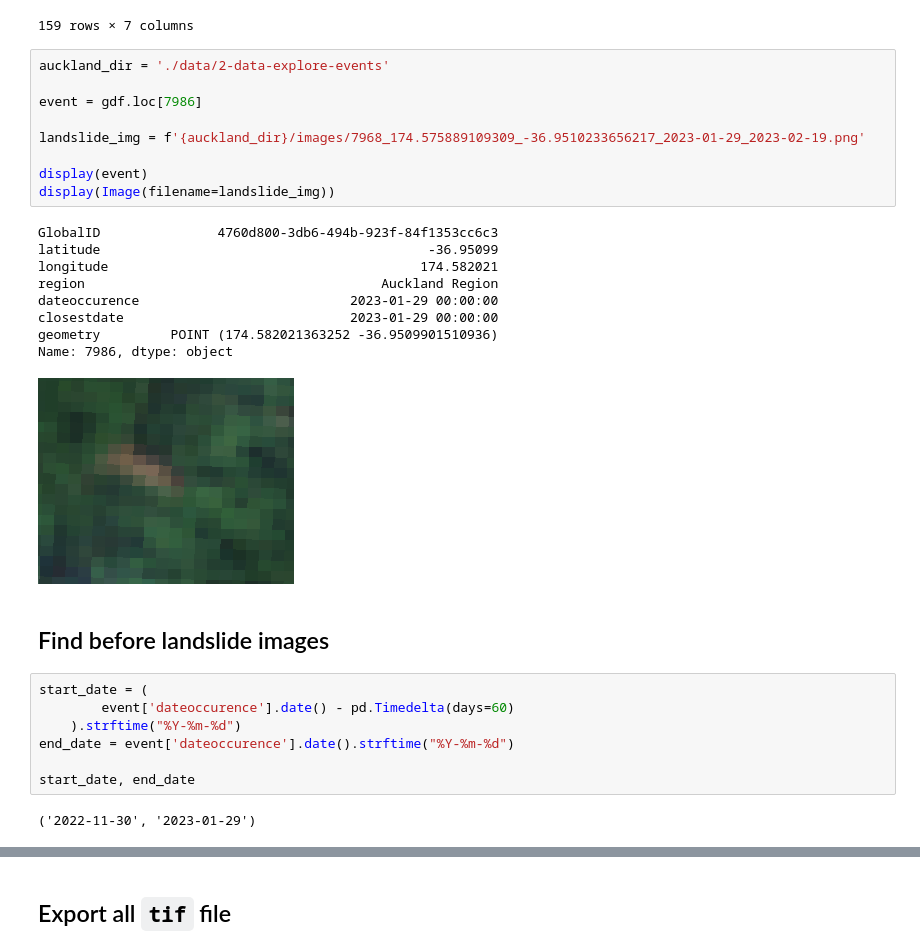
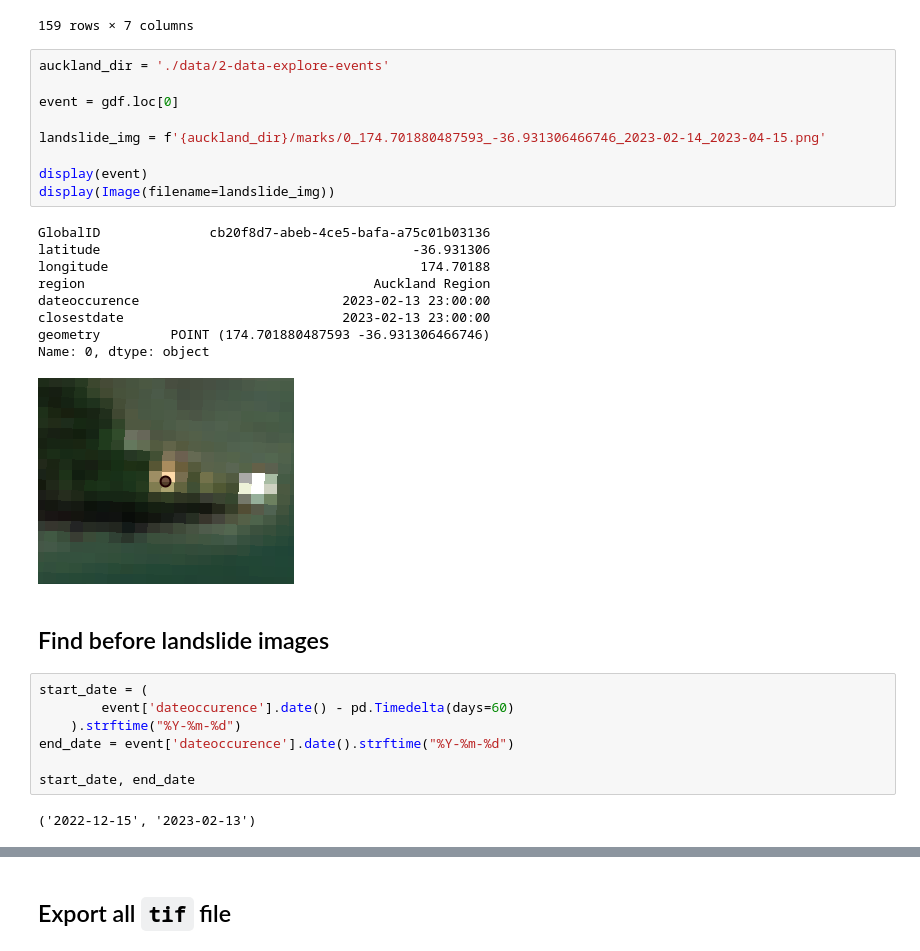
Before and after one commit to dhnhut/Landslide-DeepLearning, a Jupyter notebook: 4-pre-change-detection.ipynb, the cells around one changed output, grey strips where cells are left out. Cells and saved outputs as stored; diff of their text form.

```diff
--- a/4-pre-change-detection.ipynb
+++ b/4-pre-change-detection.ipynb
@@ -40,22 +40,22 @@ gdf
 # %%
 auckland_dir = './data/2-data-explore-events'
 
-event = gdf.loc[7986]
+event = gdf.loc[0]
 
-landslide_img = f'{auckland_dir}/images/7968_174.575889109309_-36.9510233656217_2023-01-29_2023-02-19.png'
+landslide_img = f'{auckland_dir}/marks/0_174.701880487593_-36.931306466746_2023-02-14_2023-04-15.png'
 
 display(event)
 display(Image(filename=landslide_img))
 # %% [output]
-GlobalID               4760d800-3db6-494b-923f-84f1353cc6c3
-latitude                                          -36.95099
-longitude                                        174.582021
-region                                      Auckland Region
-dateoccurence                           2023-01-29 00:00:00
-closestdate                             2023-01-29 00:00:00
-geometry         POINT (174.582021363252 -36.9509901510936)
-Name: 7986, dtype: object
+GlobalID              cb20f8d7-abeb-4ce5-bafa-a75c01b03136
+latitude                                        -36.931306
+longitude                                        174.70188
+region                                     Auckland Region
+dateoccurence                          2023-02-13 23:00:00
+closestdate                            2023-02-13 23:00:00
+geometry         POINT (174.701880487593 -36.931306466746)
+Name: 0, dtype: object
-[figure, old version]
+[figure, new version]
 # %% [markdown]
 ## Find before landslide images
 # %%
@@ -66,7 +66,7 @@ end_date = event['dateoccurence'].date().strftime("%Y-%m-%d")
 
 start_date, end_date
 # %% [output]
-('2022-11-30', '2023-01-29')
+('2022-12-15', '2023-02-13')
 # %%
 s2cloudless = S2Cloudless(ee)
 
```
Also changed, not shown: parts of 2 cells of this notebook, 2 other files.
